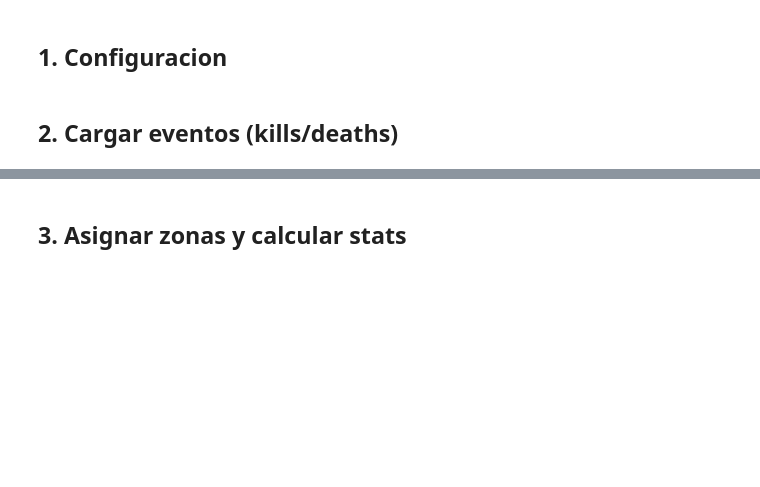
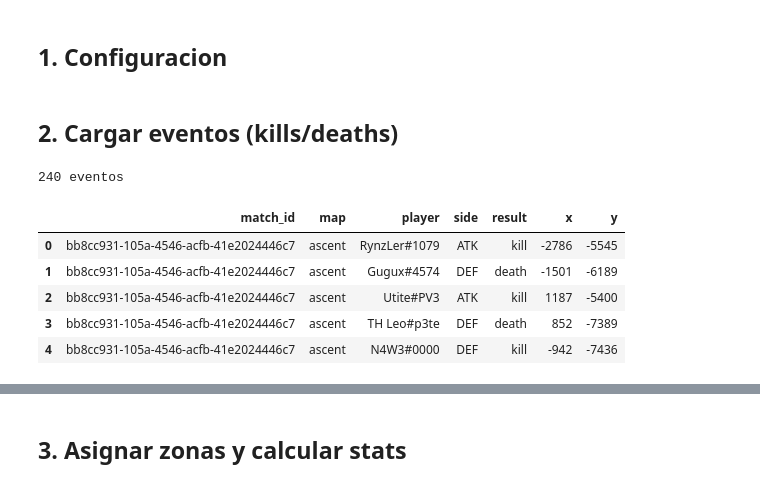
Before and after one commit to dasalalvear-arch/valorant-tactical-analyzer, a Jupyter notebook: notebooks/explora.ipynb, the cells around one changed output, grey strips where cells are left out. Saved outputs shown, nothing was run; the diff lists cells and outputs as text; code cells hidden in the pictures; blank space fills up the shorter version.

```diff
--- a/notebooks/explora.ipynb
+++ b/notebooks/explora.ipynb
@@ -44,23 +46,33 @@ COUNT = 20                   # nº de partidas a traer
 # %%
 if USA_DATOS_REALES:
     matches = fetch_matches(NAME, TAG, region=REGION, count=COUNT)
     kills = extract_kills(matches)
 else:
-    # Datos de prueba sobre las coords reales de ascent, con kill_rate que sube hacia el este.
+    # Datos de prueba en el espacio de coordenadas REAL del juego (verificado contra
+    # la API): valores negativos centrados cerca del origen, NO el rango que asume
+    # MAP_BOUNDS. Estos caen dentro del minimapa de ascent.
     rng = np.random.default_rng(7)
     n = 1500
-    x = rng.uniform(2900, 6300, n)
-    y = rng.uniform(1300, 4200, n)
-    p_kill = (x - 2900) / (6300 - 2900)
+    x = rng.uniform(-4000, 4000, n)
+    y = rng.uniform(-9000, -2000, n)
+    p_kill = (x - x.min()) / (x.max() - x.min())   # kill_rate sube hacia el este
     kills = pd.DataFrame({
         "match_id": "demo",
         "map": "ascent",
         "player": "DemoPlayer#EU",
         "side": rng.choice(["ATK", "DEF"], n),
         "result": np.where(rng.random(n) < p_kill, "kill", "death"),
         "x": x,
         "y": y,
     })
 
 print(f"{len(kills)} eventos")
 kills.head()
+# %% [output]
+240 eventos
+|  | match_id | map | player | side | result | x | y |
+| 0 | bb8cc931-105a-4546-acfb-41e2024446c7 | ascent | RynzLer#1079 | ATK | kill | -2786 | -5545 |
+| 1 | bb8cc931-105a-4546-acfb-41e2024446c7 | ascent | Gugux#4574 | DEF | death | -1501 | -6189 |
+| 2 | bb8cc931-105a-4546-acfb-41e2024446c7 | ascent | Utite#PV3 | ATK | kill | 1187 | -5400 |
+| 3 | bb8cc931-105a-4546-acfb-41e2024446c7 | ascent | TH Leo#p3te | DEF | death | 852 | -7389 |
+| 4 | bb8cc931-105a-4546-acfb-41e2024446c7 | ascent | N4W3#0000 | DEF | kill | -942 | -7436 |
```
Also changed, not shown: parts of 7 cells of this notebook.
